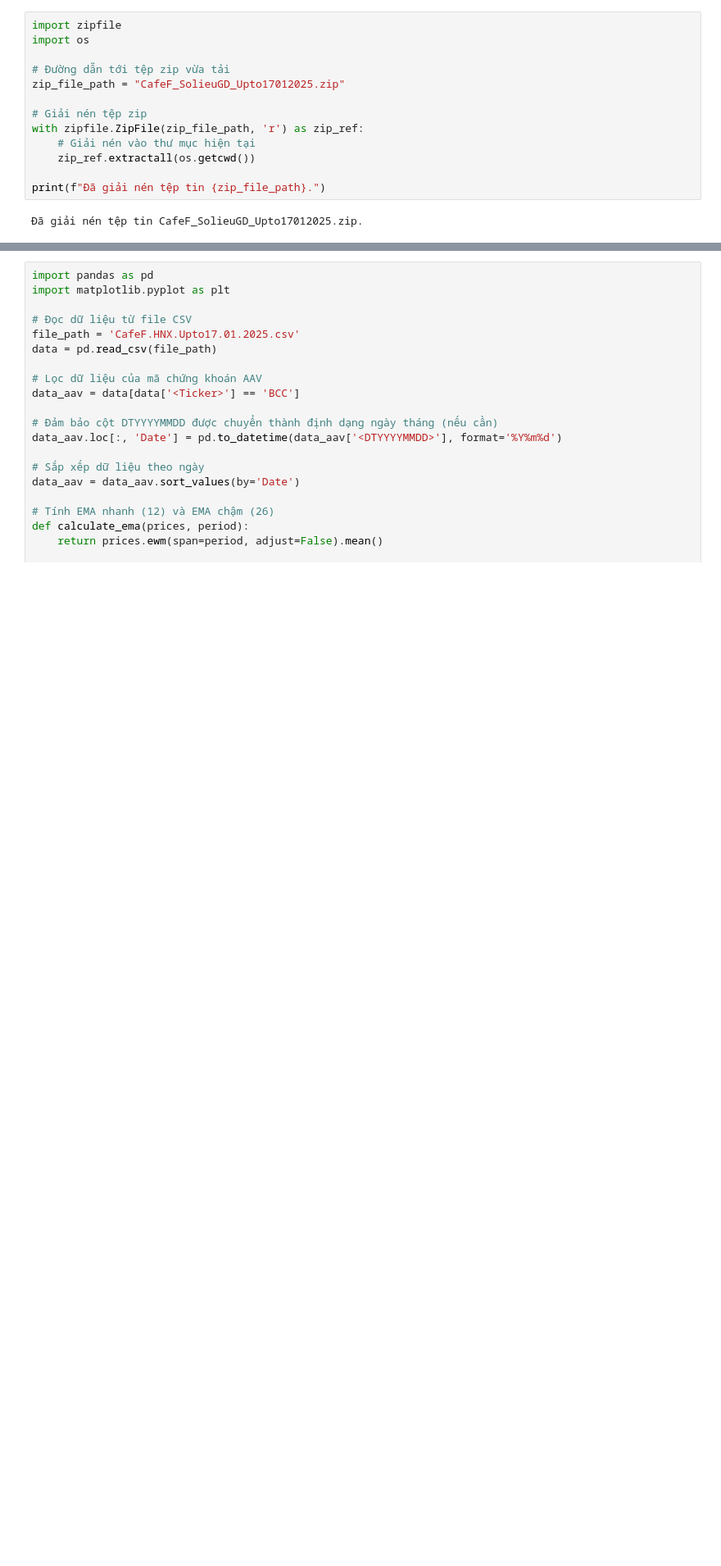
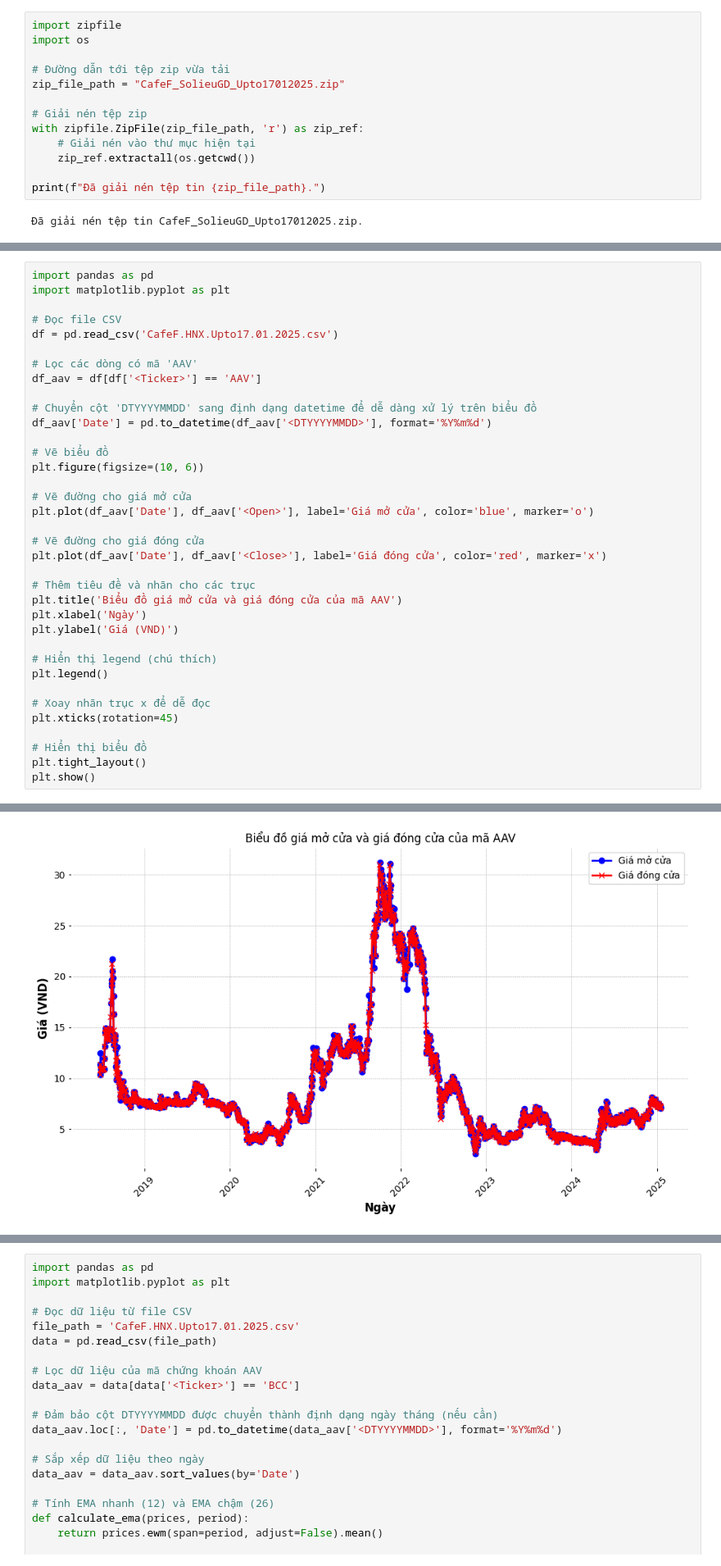
Before and after one commit to KienNguyenk64/CNDPT, a Jupyter notebook: Stock1.ipynb, the cells around one changed output, grey strips where cells are left out. Shown at 82% size. Cells and saved outputs as stored; diff of their text form; blank space fills up the shorter version.

```diff
--- a/Stock1.ipynb
+++ b/Stock1.ipynb
@@ -71,0 +133,37 @@ print(f"Đã giải nén tệp tin {zip_file_path}.")
+# %%
+import pandas as pd
+import matplotlib.pyplot as plt
+
+# Đọc file CSV
+df = pd.read_csv('CafeF.HNX.Upto17.01.2025.csv')
+
+# Lọc các dòng có mã 'AAV'
+df_aav = df[df['<Ticker>'] == 'AAV']
+
+# Chuyển cột 'DTYYYYMMDD' sang định dạng datetime để dễ dàng xử lý trên biểu đồ
+df_aav['Date'] = pd.to_datetime(df_aav['<DTYYYYMMDD>'], format='%Y%m%d')
+
+# Vẽ biểu đồ
+plt.figure(figsize=(10, 6))
+
+# Vẽ đường cho giá mở cửa
+plt.plot(df_aav['Date'], df_aav['<Open>'], label='Giá mở cửa', color='blue', marker='o')
+
+# Vẽ đường cho giá đóng cửa
+plt.plot(df_aav['Date'], df_aav['<Close>'], label='Giá đóng cửa', color='red', marker='x')
+
+# Thêm tiêu đề và nhãn cho các trục
+plt.title('Biểu đồ giá mở cửa và giá đóng cửa của mã AAV')
+plt.xlabel('Ngày')
+plt.ylabel('Giá (VND)')
+
+# Hiển thị legend (chú thích)
+plt.legend()
+
+# Xoay nhãn trục x để dễ đọc
+plt.xticks(rotation=45)
+
+# Hiển thị biểu đồ
+plt.tight_layout()
+plt.show()
+# %% [output]
@@ -72,3 +175,4 @@ print(f"Đã giải nén tệp tin {zip_file_path}.")
+[figure, added]
 # %%
 import pandas as pd
 import matplotlib.pyplot as plt
```
Also changed, not shown: parts of 6 cells of this notebook, 1 other file.
